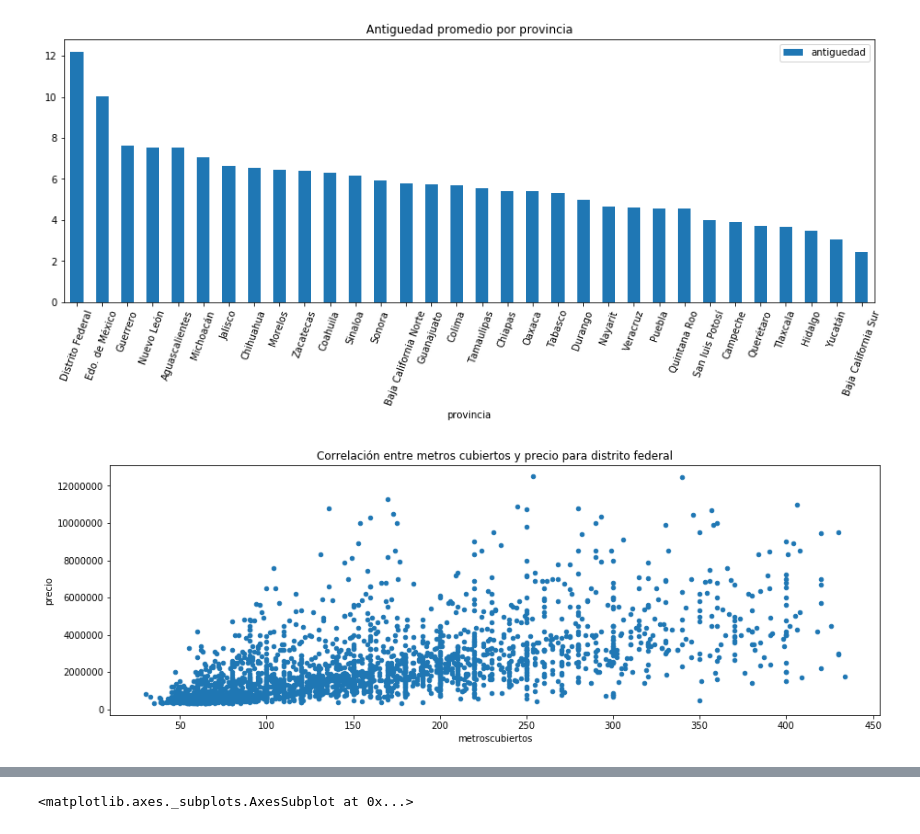
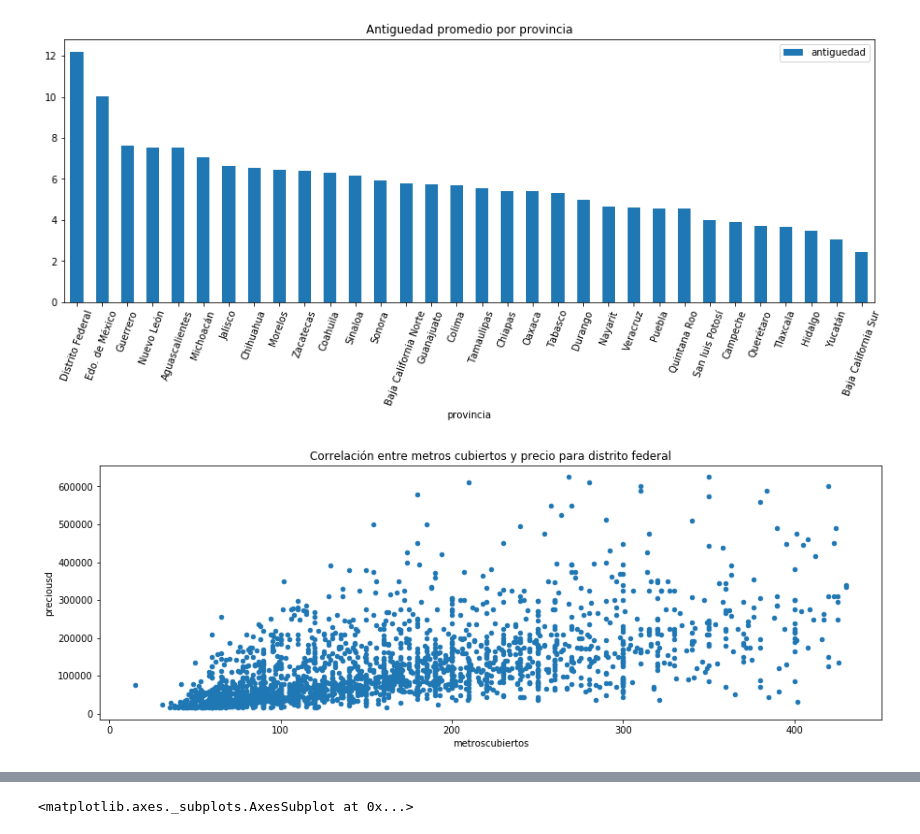
Before and after one commit to petermacgaul/orgaDatos-1, a Jupyter notebook: TP1/TP1.ipynb, the cells around one changed output, grey strips where cells are left out. Cells and saved outputs as stored; diff of their text form; code cells hidden in the pictures.

Commit message:
Agregando plot de errores
ToDo: Plot precio meotr cuadrado

```diff
--- a/TP1/TP1.ipynb
+++ b/TP1/TP1.ipynb
@@ -120,8 +122,7 @@ df.groupby('provincia').agg({'antiguedad': 'mean'})\
 [figure]
 # %%
 federal = df[df['provincia']=='Distrito Federal']
-df_sample = df.sample(frac=0.05).copy().dropna().sort_values('metroscubiertos')
-df_sample.plot.scatter(x='metroscubiertos', y='precio', figsize=(15, 5), title="Correlación entre metros cubiertos y precio para distrito federal")
+df_sample.plot.scatter(x='metroscubiertos', y='preciousd', figsize=(15, 5), title="Correlación entre metros cubiertos y precio para distrito federal")
 plt.ticklabel_format(style = 'plain')
 # %% [output]
-[figure, old version]
+[figure, new version]
```
Also changed, not shown: parts of 3 cells of this notebook.
